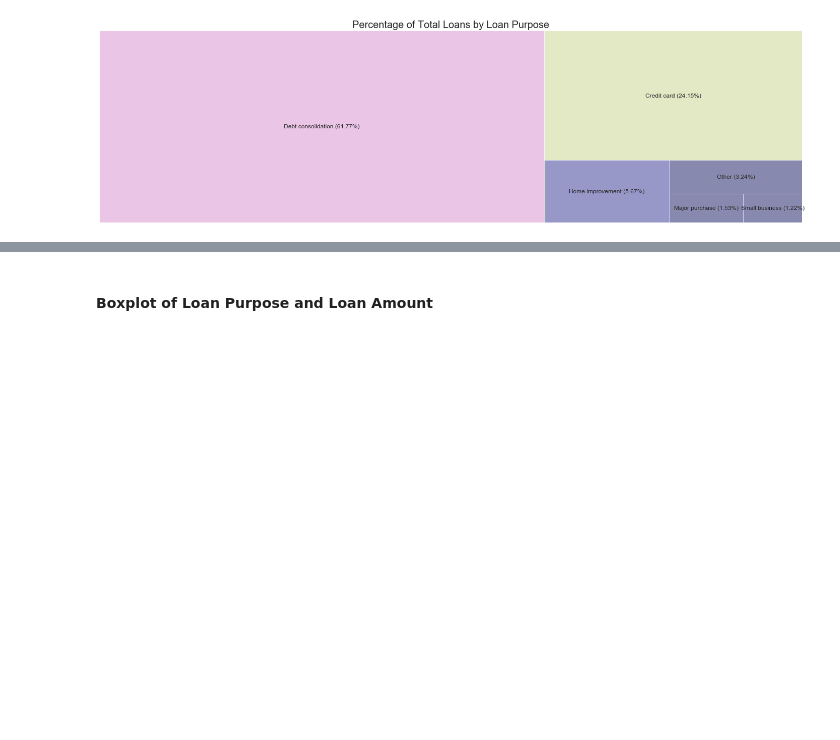
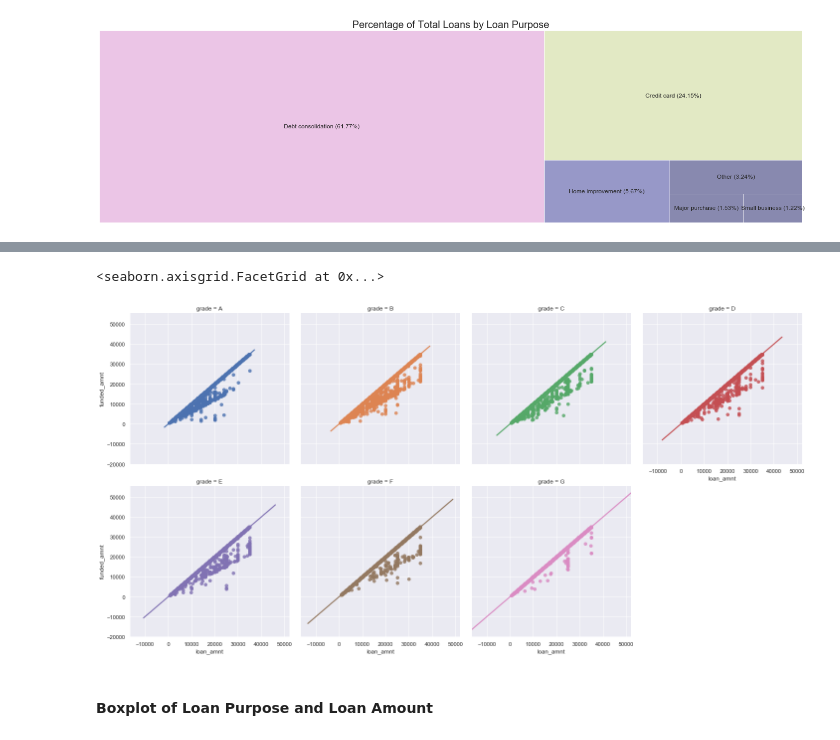
Before and after one commit to christinalchang/data-science-projects, a Jupyter notebook: LendingClubLoans/lending_club_loans.ipynb, the cells around one changed output, grey strips where cells are left out. Saved outputs shown, nothing was run; the diff lists cells and outputs as text; code cells hidden in the pictures; blank space fills up the shorter version.

Commit message:
Add facet plot EDA.

```diff
--- a/LendingClubLoans/lending_club_loans.ipynb
+++ b/LendingClubLoans/lending_club_loans.ipynb
@@ -153,0 +149,7 @@ grade_count = grade_count.rename_axis('grade').reset_index(drop = False)
+# %%
+# Make a copy of the loan grade and sub grade columns
+grades = df.loc[:, df.columns.isin(['grade', 'loan_amnt', 'funded_amnt'])].copy()
+
+# Sort grade alphabetically
+grades = grades.sort_values(by = ['grade'])
+grades.head()
@@ -154,3 +163,9 @@ grade_count = grade_count.rename_axis('grade').reset_index(drop = False)
+# %%
+sns.lmplot(x = 'loan_amnt', y = 'funded_amnt', col = 'grade', hue = 'grade',
+           data = grades, x_jitter=.2, col_wrap = 4)
+# %% [output]
+<seaborn.axisgrid.FacetGrid at 0x...>
+[figure, added]
 # %% [markdown]
 #### Boxplot of Loan Purpose and Loan Amount
 # %%
```
Also changed, not shown: parts of 5 cells of this notebook, 1 other file.
